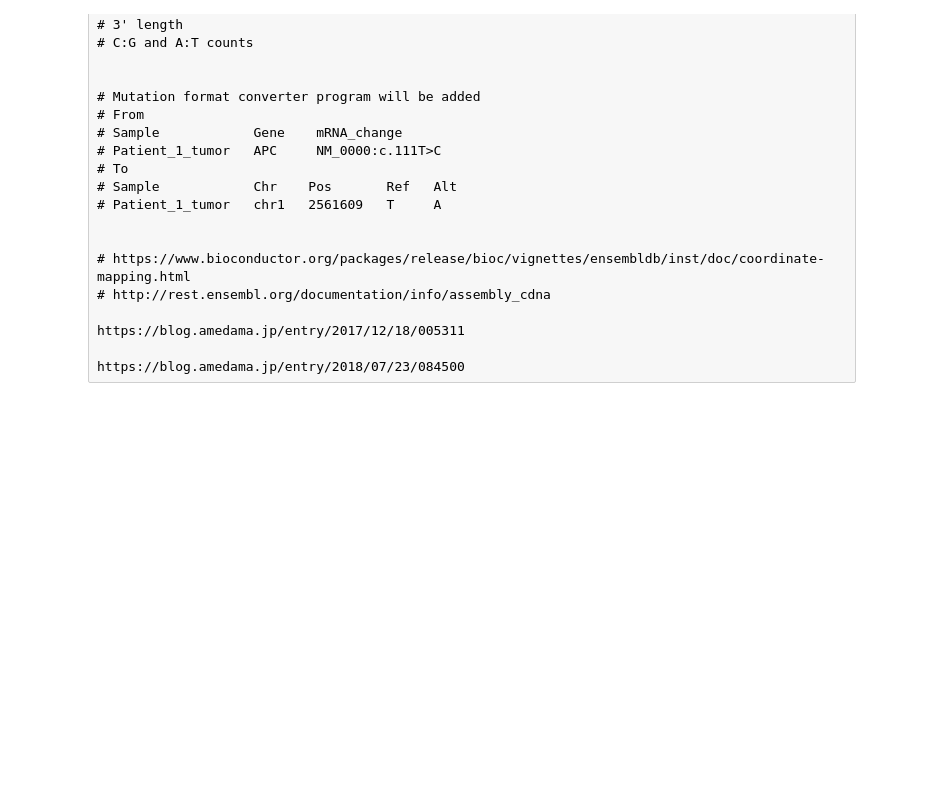
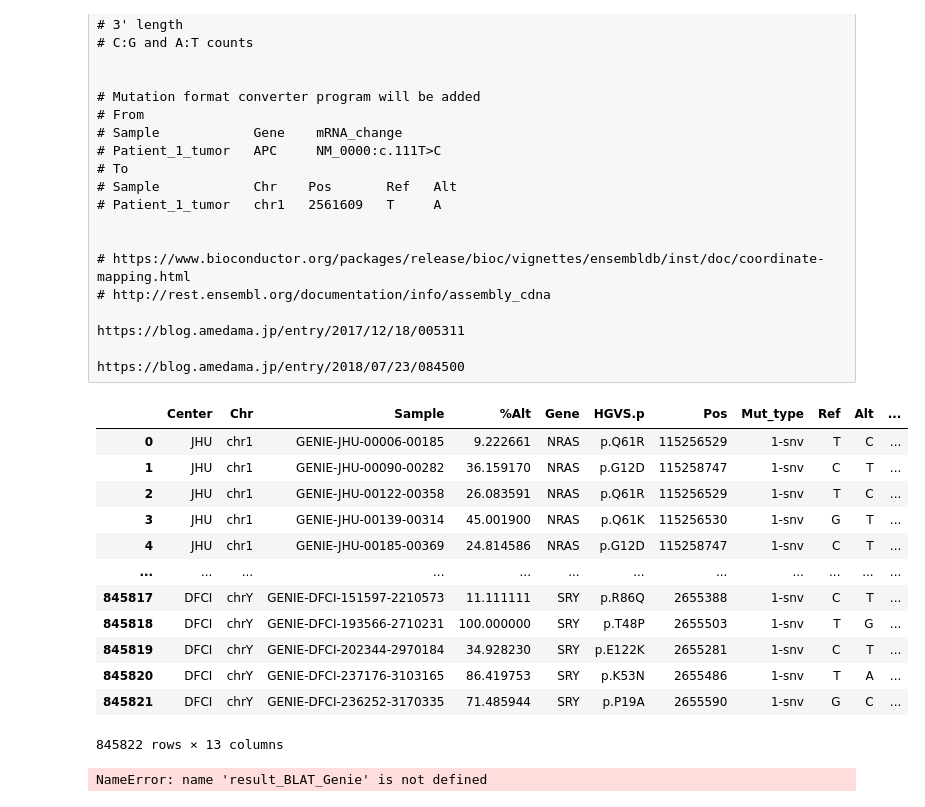
Before and after one commit to MANO-B/MicroSEC, a Jupyter notebook: MANOSEC.ipynb, the cells around one changed output. Cells and saved outputs as stored; diff of their text form; code cells hidden in the pictures; blank space fills up the shorter version.

```diff
--- a/MANOSEC.ipynb
+++ b/MANOSEC.ipynb
@@ -654,0 +939,16 @@ X_MSK["bases"] = df_MSK.loc[:, ("Mut_type")].str.split("-", expand=True)[0].asty
+# %%
+df_Genie
+# %% [output]
+|  | Center | Chr | Sample | %Alt | Gene | HGVS.p | Pos | Mut_type | Ref | Alt | ... |
+| 0 | JHU | chr1 | GENIE-JHU-00006-00185 | 9.222661 | NRAS | p.Q61R | 115256529 | 1-snv | T | C | ... |
+| 1 | JHU | chr1 | GENIE-JHU-00090-00282 | 36.159170 | NRAS | p.G12D | 115258747 | 1-snv | C | T | ... |
+| 2 | JHU | chr1 | GENIE-JHU-00122-00358 | 26.083591 | NRAS | p.Q61R | 115256529 | 1-snv | T | C | ... |
+| 3 | JHU | chr1 | GENIE-JHU-00139-00314 | 45.001900 | NRAS | p.Q61K | 115256530 | 1-snv | G | T | ... |
+| 4 | JHU | chr1 | GENIE-JHU-00185-00369 | 24.814586 | NRAS | p.G12D | 115258747 | 1-snv | C | T | ... |
+| ... | ... | ... | ... | ... | ... | ... | ... | ... | ... | ... | ... |
+| 845817 | DFCI | chrY | GENIE-DFCI-151597-2210573 | 11.111111 | SRY | p.R86Q | 2655388 | 1-snv | C | T | ... |
+| 845818 | DFCI | chrY | GENIE-DFCI-193566-2710231 | 100.000000 | SRY | p.T48P | 2655503 | 1-snv | T | G | ... |
+| 845819 | DFCI | chrY | GENIE-DFCI-202344-2970184 | 34.928230 | SRY | p.E122K | 2655281 | 1-snv | C | T | ... |
+| 845820 | DFCI | chrY | GENIE-DFCI-237176-3103165 | 86.419753 | SRY | p.K53N | 2655486 | 1-snv | T | A | ... |
+| 845821 | DFCI | chrY | GENIE-DFCI-236252-3170335 | 71.485944 | SRY | p.P19A | 2655590 | 1-snv | G | C | ... |
+845822 rows × 13 columns
@@ -695,3 +1459,8 @@ X_MSK["bases"] = df_MSK.loc[:, ("Mut_type")].str.split("-", expand=True)[0].asty
+# %%
+result_BLAT_Genie = pd.read_csv('/mnt/HDD8TB/MicroSEC/source/output_Genie.tsv', delimiter='\t', header=None)
+df_Genie = pd.read_excel('/mnt/HDD8TB/MicroSEC/source/MANOSEC_processed_Genie_tmp_BLAT_299999.xlsx')
+# %% [output]
+NameError: name 'result_BLAT_Genie' is not defined
 # %%
 # Logistic regression
 # 5-fold cross validation
```
Also changed, not shown: parts of 8 cells of this notebook, 1 other file.
